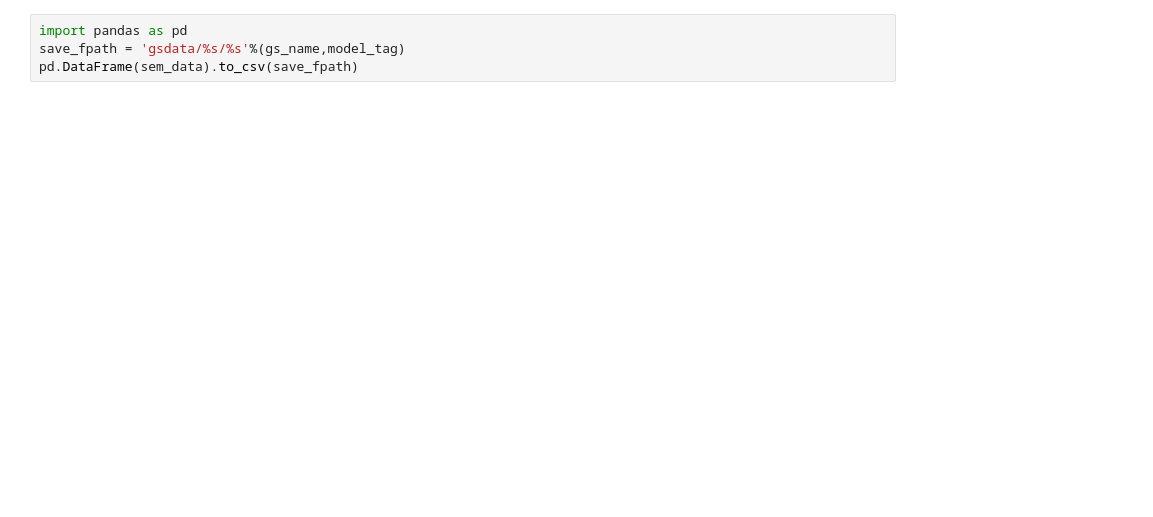
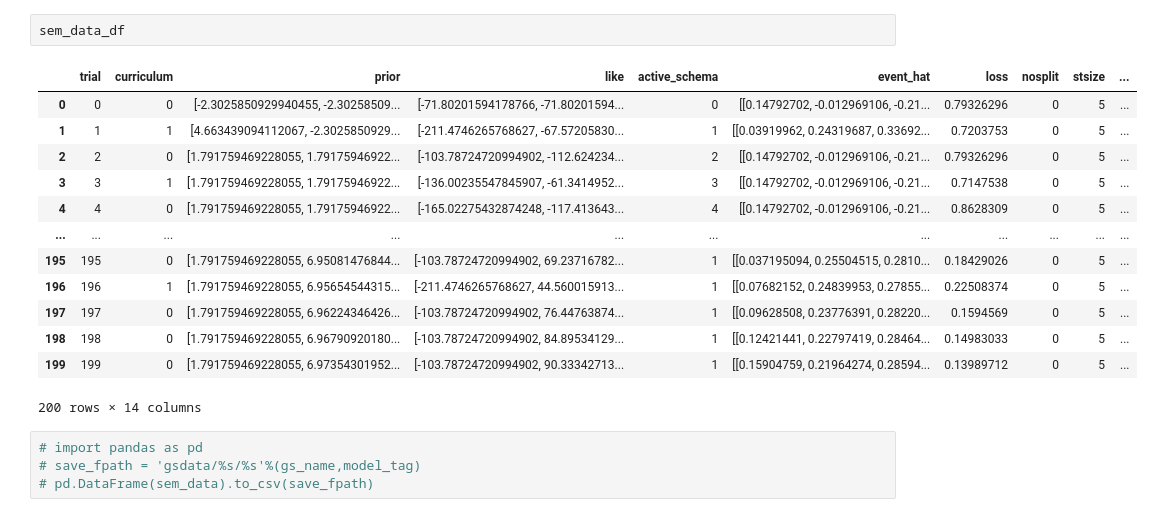
Before and after one commit to andrebeu/SEMCSW, a Jupyter notebook: NB2PY-sem_seed_exp.ipynb, the cells around one changed output. Drawn from its saved outputs; the diff is of its cells as text; blank space fills up the shorter version.

```diff
--- a/NB2PY-sem_seed_exp.ipynb
+++ b/NB2PY-sem_seed_exp.ipynb
@@ -46,4 +67,20 @@ sem_data = sem.forward_exp(exp)
+# %%
+sem_data_df
+# %% [output]
+|  | trial | curriculum | prior | like | active_schema | event_hat | loss | nosplit | stsize | ... |
+| 0 | 0 | 0 | [-2.3025850929940455, -2.30258509... | [-71.80201594178766, -71.80201594... | 0 | [[0.14792702, -0.012969106, -0.21... | 0.79326296 | 0 | 5 | ... |
+| 1 | 1 | 1 | [4.663439094112067, -2.3025850929... | [-211.4746265768627, -67.57205830... | 1 | [[0.03919962, 0.24319687, 0.33692... | 0.7203753 | 0 | 5 | ... |
+| 2 | 2 | 0 | [1.791759469228055, 1.79175946922... | [-103.78724720994902, -112.624234... | 2 | [[0.14792702, -0.012969106, -0.21... | 0.79326296 | 0 | 5 | ... |
+| 3 | 3 | 1 | [1.791759469228055, 1.79175946922... | [-136.00235547845907, -61.3414952... | 3 | [[0.14792702, -0.012969106, -0.21... | 0.7147538 | 0 | 5 | ... |
+| 4 | 4 | 0 | [1.791759469228055, 1.79175946922... | [-165.02275432874248, -117.413643... | 4 | [[0.14792702, -0.012969106, -0.21... | 0.8628309 | 0 | 5 | ... |
+| ... | ... | ... | ... | ... | ... | ... | ... | ... | ... | ... |
+| 195 | 195 | 0 | [1.791759469228055, 6.95081476844... | [-103.78724720994902, 69.23716782... | 1 | [[0.037195094, 0.25504515, 0.2810... | 0.18429026 | 0 | 5 | ... |
+| 196 | 196 | 1 | [1.791759469228055, 6.95654544315... | [-211.4746265768627, 44.560015913... | 1 | [[0.07682152, 0.24839953, 0.27855... | 0.22508374 | 0 | 5 | ... |
+| 197 | 197 | 0 | [1.791759469228055, 6.96224346426... | [-103.78724720994902, 76.44763874... | 1 | [[0.09628508, 0.23776391, 0.28220... | 0.1594569 | 0 | 5 | ... |
+| 198 | 198 | 0 | [1.791759469228055, 6.96790920180... | [-103.78724720994902, 84.89534129... | 1 | [[0.12421441, 0.22797419, 0.28464... | 0.14983033 | 0 | 5 | ... |
+| 199 | 199 | 0 | [1.791759469228055, 6.97354301952... | [-103.78724720994902, 90.33342713... | 1 | [[0.15904759, 0.21964274, 0.28594... | 0.13989712 | 0 | 5 | ... |
+200 rows × 14 columns
 # %%
-import pandas as pd
-save_fpath = 'gsdata/%s/%s'%(gs_name,model_tag)
-pd.DataFrame(sem_data).to_csv(save_fpath)
+# import pandas as pd
+# save_fpath = 'gsdata/%s/%s'%(gs_name,model_tag)
+# pd.DataFrame(sem_data).to_csv(save_fpath)
```
Also changed, not shown: parts of 7 cells of this notebook, 2 other files.
